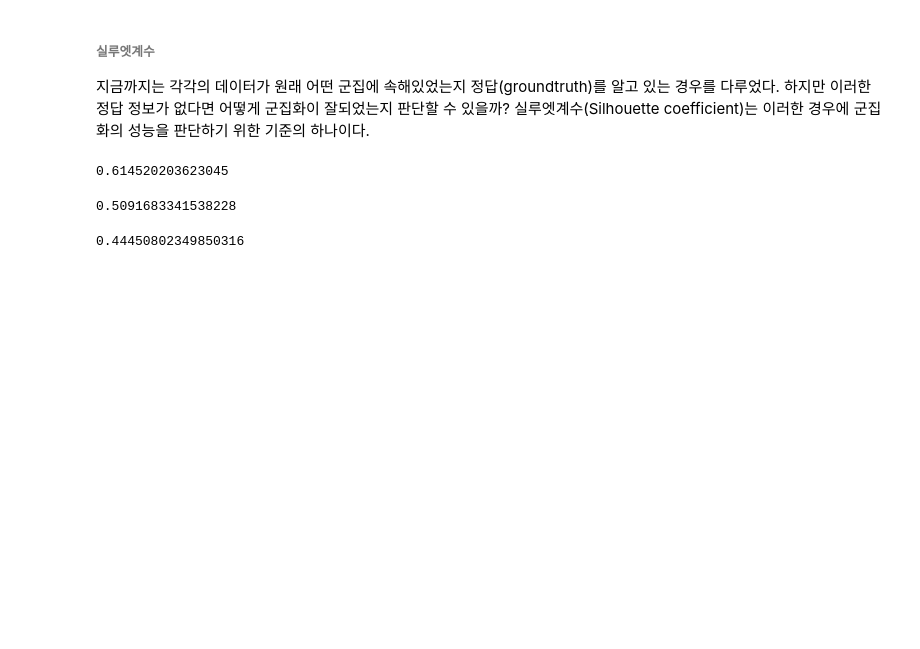
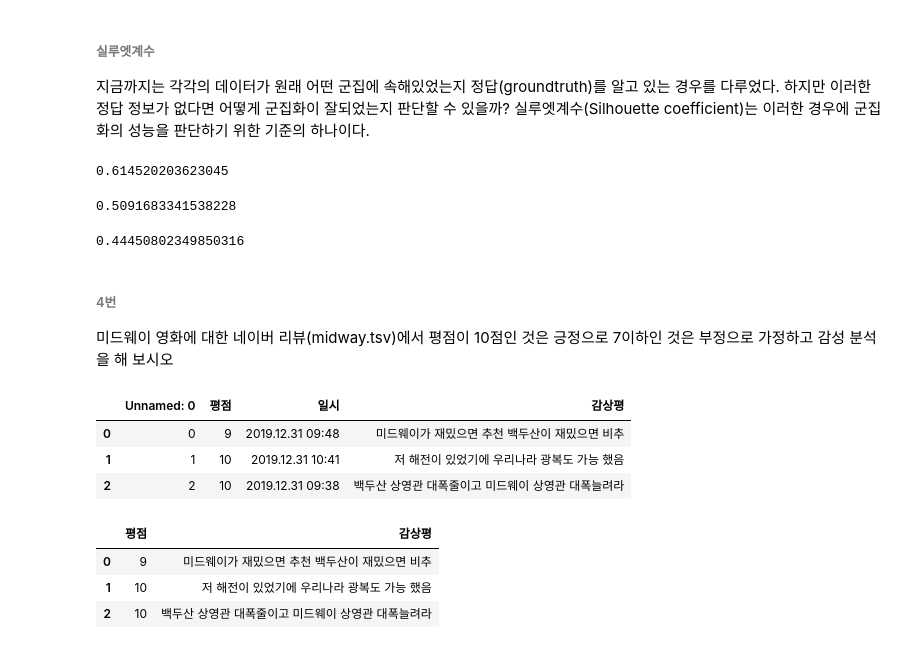
Before and after one commit to dain1403/Machine-Learning, a Jupyter notebook: re기계 학습 실기 평가.ipynb, the cells around one changed output. Cells and saved outputs as stored; diff of their text form; code cells hidden in the pictures; blank space fills up the shorter version.

```diff
--- a/re기계 학습 실기 평가.ipynb
+++ b/re기계 학습 실기 평가.ipynb
@@ -276,3 +277,23 @@ average_score4 = silhouette_score(iris_pca_df.values, k4result)
 average_score4
 # %% [output]
 0.44450802349850316
+# %% [markdown]
+###### 4번
+미드웨이 영화에 대한 네이버 리뷰(midway.tsv)에서 평점이 10점인 것은 긍정으로 7이하인
+것은 부정으로 가정하고 감성 분석을 해 보시오
+# %%
+data = pd.read_csv('./data/midway.tsv', sep = "\t" , engine='python', encoding = "utf-8")
+data.head(3)
+# %% [output]
+|  | Unnamed: 0 | 평점 | 일시 | 감상평 |
+| 0 | 0 | 9 | 2019.12.31 09:48 | 미드웨이가 재밌으면 추천 백두산이 재밌으면 비추 |
+| 1 | 1 | 10 | 2019.12.31 10:41 | 저 해전이 있었기에 우리나라 광복도 가능 했음 |
+| 2 | 2 | 10 | 2019.12.31 09:38 | 백두산 상영관 대폭줄이고 미드웨이 상영관 대폭늘려라 |
+# %%
+data.drop(data.columns[[0, 2]], axis=1, inplace=True)  ## 0,2열 삭제
+data.head(3)
+# %% [output]
+|  | 평점 | 감상평 |
+| 0 | 9 | 미드웨이가 재밌으면 추천 백두산이 재밌으면 비추 |
+| 1 | 10 | 저 해전이 있었기에 우리나라 광복도 가능 했음 |
+| 2 | 10 | 백두산 상영관 대폭줄이고 미드웨이 상영관 대폭늘려라 |
```
Also changed, not shown: parts of 14 cells of this notebook.
